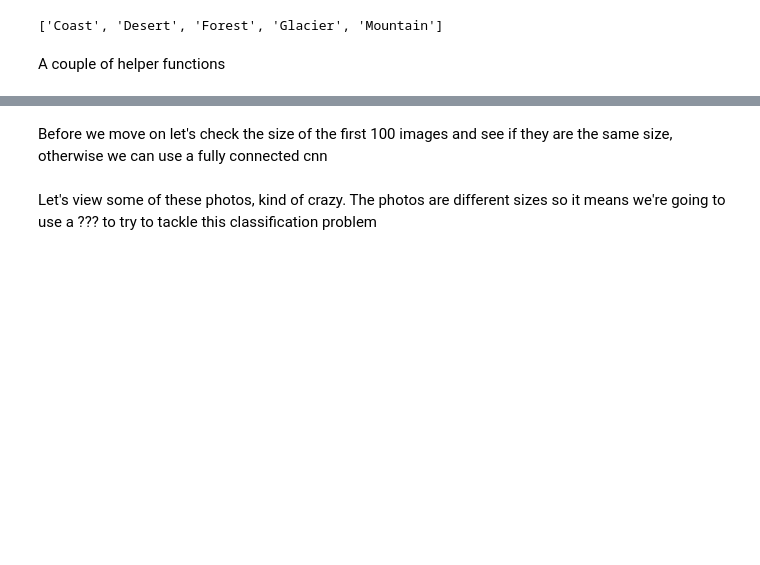
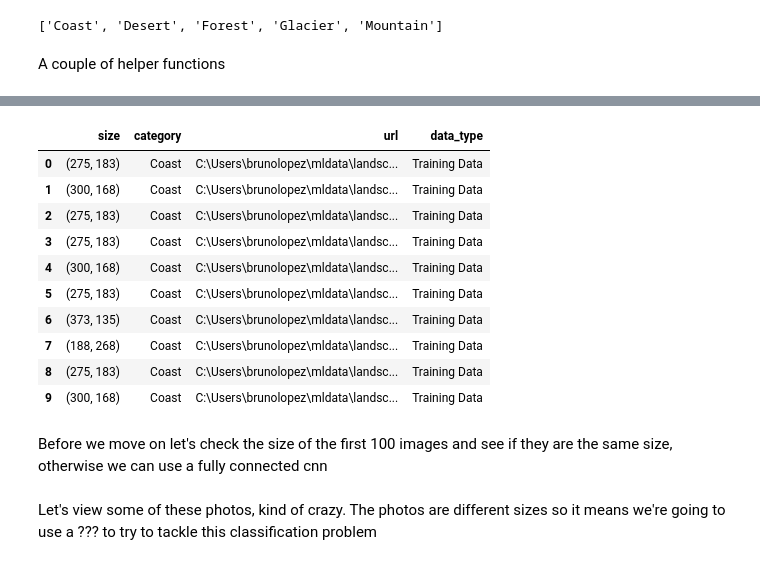
Before and after one commit to brunohlopez/machineLearning, a Jupyter notebook: landscape_classification/data_exploration.ipynb, the cells around one changed output, grey strips where cells are left out. Drawn from its saved outputs; the diff is of its cells as text; code cells hidden in the pictures; blank space fills up the shorter version.

Commit message:
get the images read in correctly and into a dataframe

```diff
--- a/landscape_classification/data_exploration.ipynb
+++ b/landscape_classification/data_exploration.ipynb
@@ -113,3 +99,56 @@ len(flat_list)
+# %%
+def metadata_csv(flat_list):
+    '''
+
+    Creates a csv with the image size, training/test/validation, url and the classification
+
+    Arguments: flat_list (list) : Output from the cell block above
+
+    '''
+
+    size_list = []
+    category = []
+    url = []
+    test_tra_val = []
+
+    for link in flat_list:
+        split_link = link.split('\\')
+        #let's define variables for our list parameters and then append them to avoid a mess
+        the_cat = split_link[-2]
+        the_type = split_link[-3]
+        the_link = link
+        #open the image and get the size
+        open_img = Image.open(link)
+        width, height = open_img.size
+
+        #let's append to all of the lists
+        size_list.append((width, height)) #width, height typle
+        category.append(the_cat) #the category
+        url.append(the_link) # the url
+        test_tra_val.append(the_type) #whether the data is train, test, and validation
+
+
+    metadata_dataset = pd.DataFrame({"size": size_list, "category" : category, "url" : url, "data_type" : test_tra_val})
+
+    metadata_dataset.to_csv(r'C:\Users\brunolopez\mldata\landscape_recognition\metadata_images\image_metadata.csv')
+
+    return metadata_dataset
+# %%
+#shows the size of the img and the catefory and type of training data
+the_metadata = metadata_csv(flat_list)
+the_metadata.head(10)
+# %% [output]
+|  | size | category | url | data_type |
+| 0 | (275, 183) | Coast | C:\Users\brunolopez\mldata\landsc... | Training Data |
+| 1 | (300, 168) | Coast | C:\Users\brunolopez\mldata\landsc... | Training Data |
+| 2 | (275, 183) | Coast | C:\Users\brunolopez\mldata\landsc... | Training Data |
+| 3 | (275, 183) | Coast | C:\Users\brunolopez\mldata\landsc... | Training Data |
+| 4 | (300, 168) | Coast | C:\Users\brunolopez\mldata\landsc... | Training Data |
+| 5 | (275, 183) | Coast | C:\Users\brunolopez\mldata\landsc... | Training Data |
+| 6 | (373, 135) | Coast | C:\Users\brunolopez\mldata\landsc... | Training Data |
+| 7 | (188, 268) | Coast | C:\Users\brunolopez\mldata\landsc... | Training Data |
+| 8 | (275, 183) | Coast | C:\Users\brunolopez\mldata\landsc... | Training Data |
+| 9 | (300, 168) | Coast | C:\Users\brunolopez\mldata\landsc... | Training Data |
 # %% [markdown]
 Before we move on let's check the size of the first 100 images and see if they are the same size, otherwise we can use a fully connected cnn
 # %%
```
Also changed, not shown: parts of 8 cells of this notebook.
